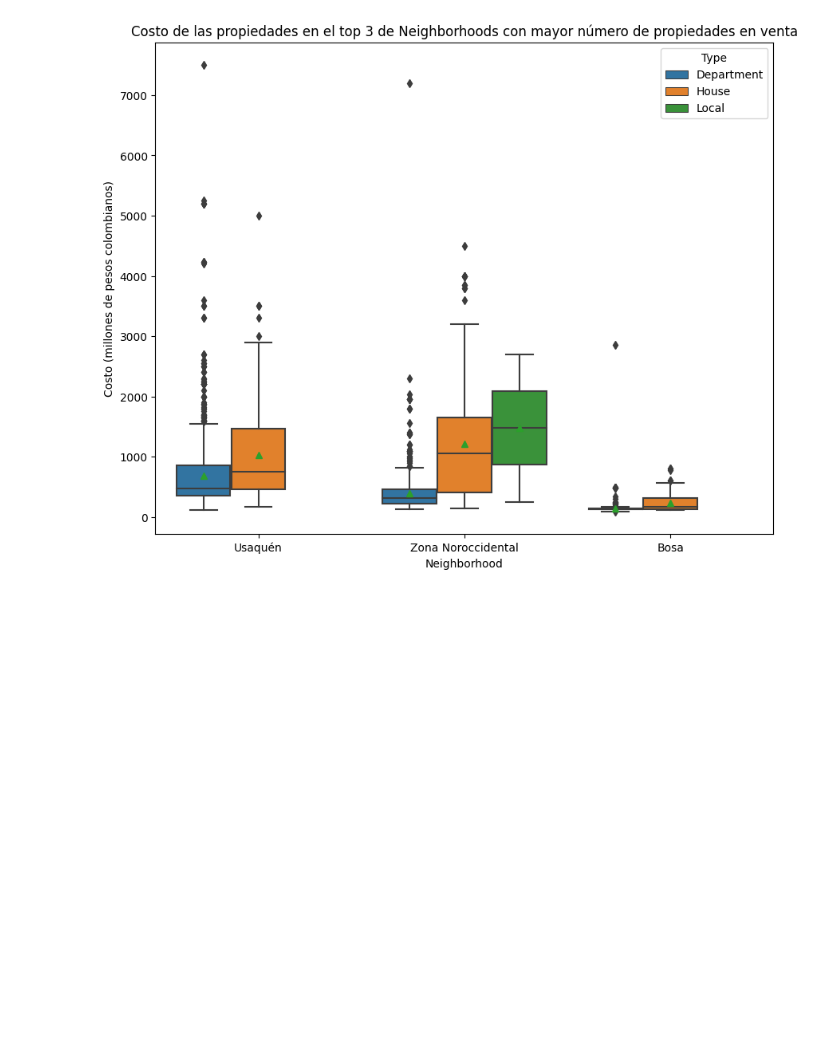
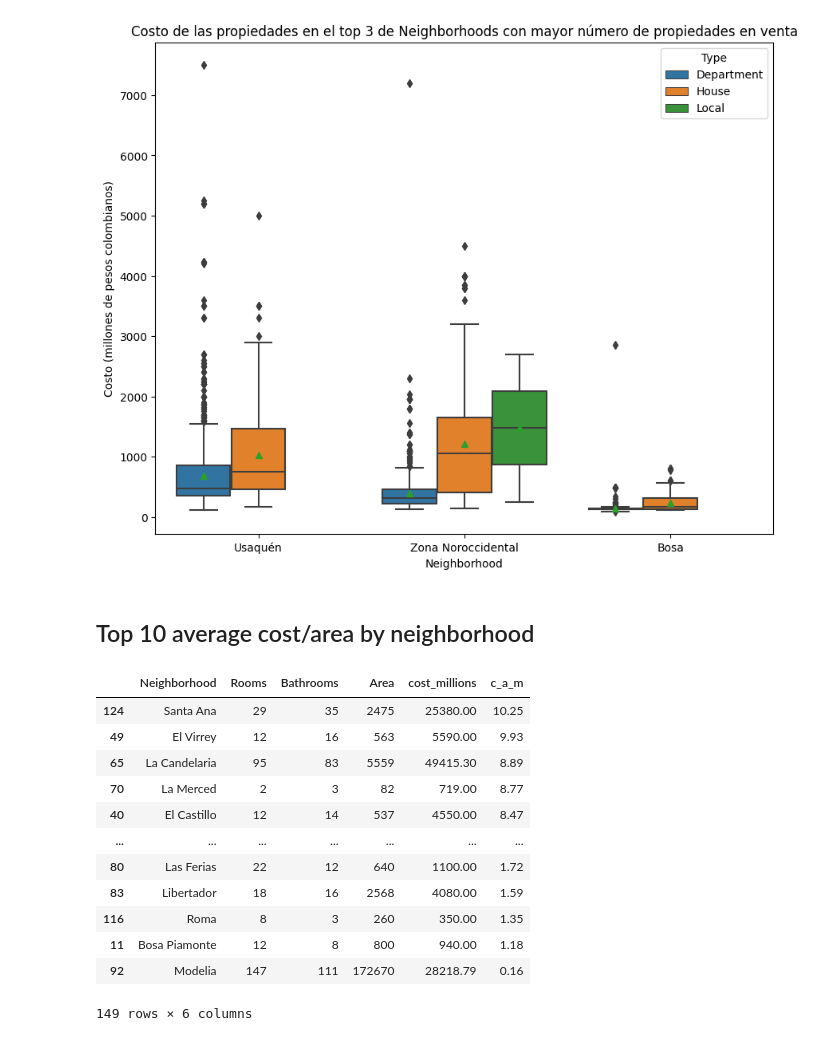
Before and after one commit to EmmanuelMald/Inmersion-datos-Aiura-LATAM, a Jupyter notebook: Integrate_work.ipynb, the cells around one changed output. Cells and saved outputs as stored; diff of their text form; code cells hidden in the pictures; blank space fills up the shorter version.

```diff
--- a/Integrate_work.ipynb
+++ b/Integrate_work.ipynb
@@ -222,3 +222,26 @@ gp.set_title("Costo de las propiedades en el top 3 de Neighborhoods con mayor n
 plt.show()
 # %% [output]
 [figure]
+# %% [markdown]
+## Top 10 average cost/area by neighborhood
+# %%
+df_nbhds=data.groupby("Neighborhood").sum(numeric_only=True) #numeric_only will
+# need to be changed to True in future versions
+df_nbhds["c_a_m"]=df_nbhds.cost_millions/df_nbhds.Area #c_a_m=cost_area_millions
+df_nbhds.reset_index(drop=False,inplace=True)
+df_nbhds.sort_values("c_a_m",ascending=False,inplace=True)
+df_nbhds
+# %% [output]
+|  | Neighborhood | Rooms | Bathrooms | Area | cost_millions | c_a_m |
+| 124 | Santa Ana | 29 | 35 | 2475 | 25380.00 | 10.25 |
+| 49 | El Virrey | 12 | 16 | 563 | 5590.00 | 9.93 |
+| 65 | La Candelaria | 95 | 83 | 5559 | 49415.30 | 8.89 |
+| 70 | La Merced | 2 | 3 | 82 | 719.00 | 8.77 |
+| 40 | El Castillo | 12 | 14 | 537 | 4550.00 | 8.47 |
+| ... | ... | ... | ... | ... | ... | ... |
+| 80 | Las Ferias | 22 | 12 | 640 | 1100.00 | 1.72 |
+| 83 | Libertador | 18 | 16 | 2568 | 4080.00 | 1.59 |
+| 116 | Roma | 8 | 3 | 260 | 350.00 | 1.35 |
+| 11 | Bosa Piamonte | 12 | 8 | 800 | 940.00 | 1.18 |
+| 92 | Modelia | 147 | 111 | 172670 | 28218.79 | 0.16 |
+149 rows × 6 columns
```
Also changed, not shown: parts of 1 cell of this notebook.
